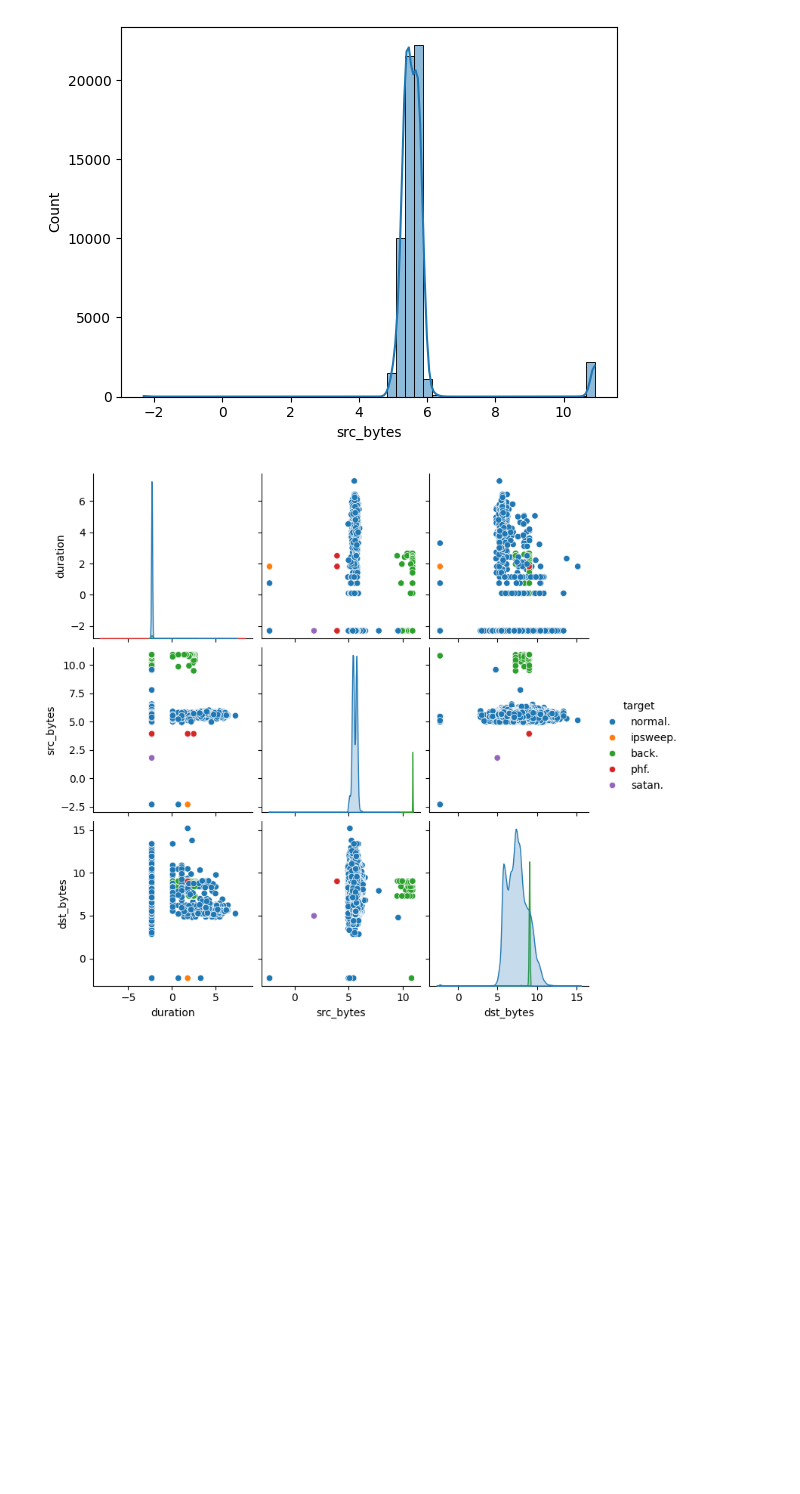
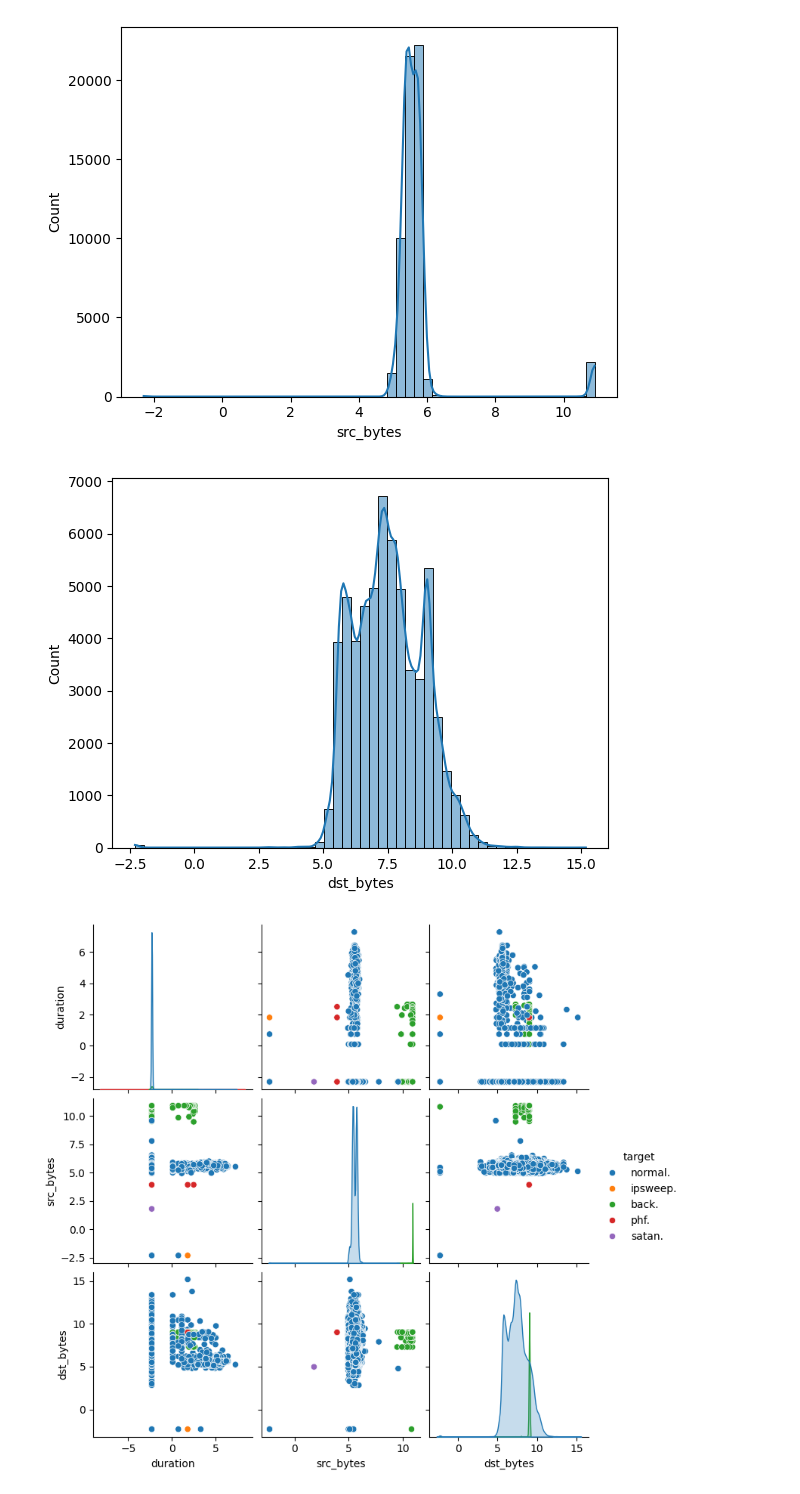
Before and after one commit to bms-awadi/IaPM_WcS, a Jupyter notebook: Quetes/week7/anomaly_detection.ipynb, the cells around one changed output. Drawn from its saved outputs; the diff is of its cells as text; code cells hidden in the pictures; blank space fills up the shorter version.

```diff
--- a/Quetes/week7/anomaly_detection.ipynb
+++ b/Quetes/week7/anomaly_detection.ipynb
@@ -99,4 +100,9 @@ sns.histplot(df['src_bytes'], bins=50, kde=True)
 plt.show()
 # %% [output]
 [figure]
+# %%
+sns.histplot(df['dst_bytes'], bins=50, kde=True)
+plt.show()
+# %% [output]
+[figure, added]
 # %%
```
Also changed, not shown: parts of 10 cells of this notebook.
